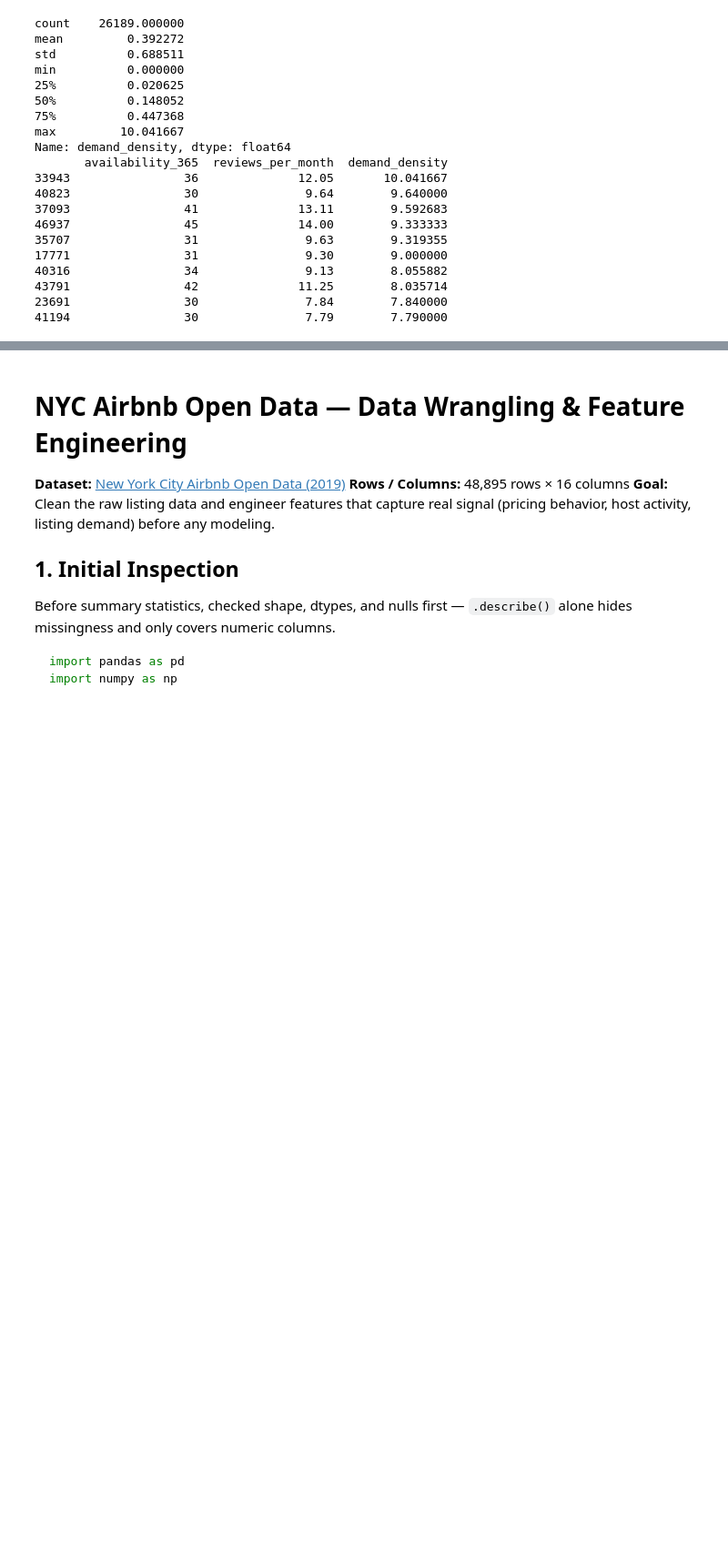
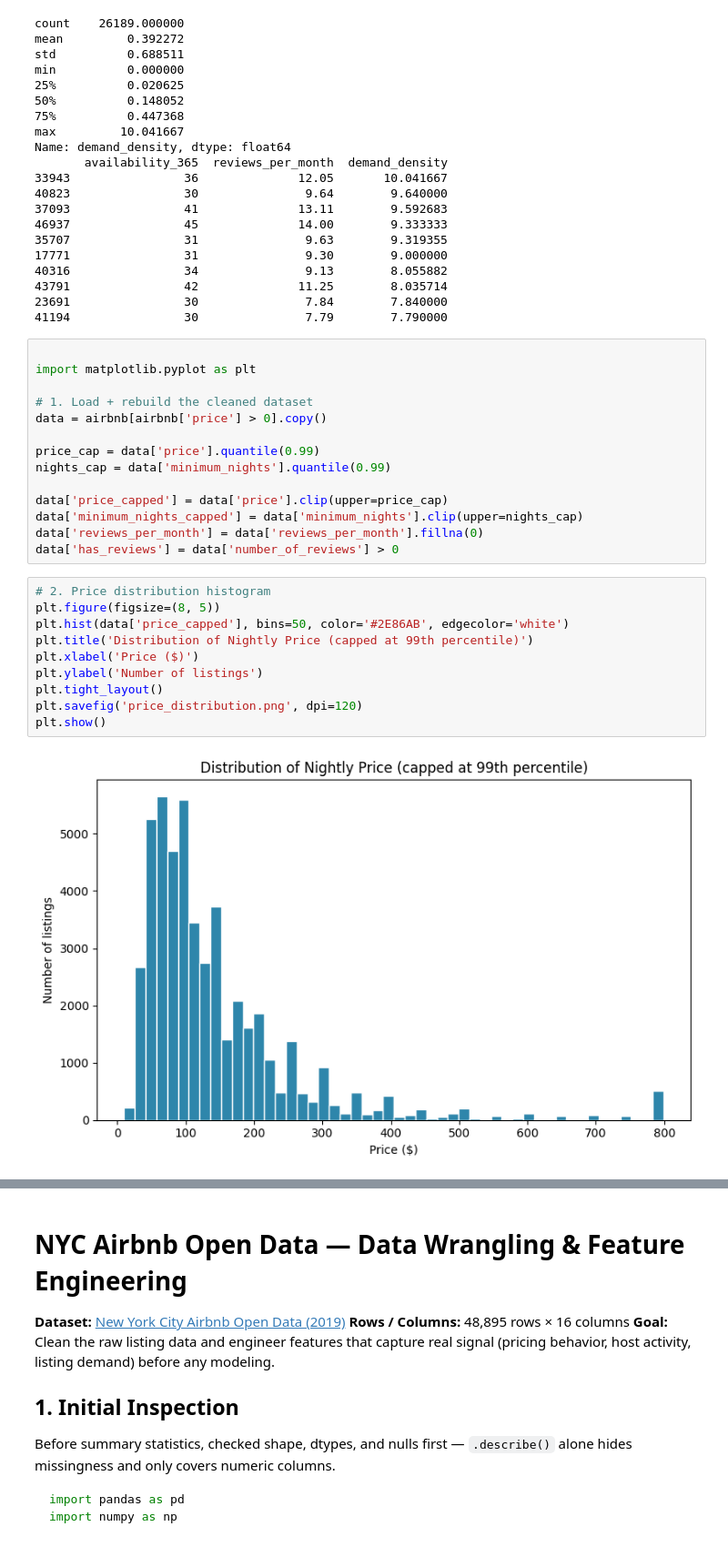
Before and after one commit to allanhue/Data-Science, a Jupyter notebook: airbnb-nyc-listings.ipynb, the cells around one changed output, grey strips where cells are left out. Shown at 91% size. Cells and saved outputs as stored; diff of their text form; blank space fills up the shorter version.

Commit message:
Kaggle Notebook | Airbnb NYC listings | Version 11

```diff
--- a/airbnb-nyc-listings.ipynb
+++ b/airbnb-nyc-listings.ipynb
@@ -171,3 +171,29 @@ Name: demand_density, dtype: float64
 43791                42              11.25        8.035714
 23691                30               7.84        7.840000
 41194                30               7.79        7.790000
+# %%
+
+import matplotlib.pyplot as plt
+
+# 1. Load + rebuild the cleaned dataset
+data = airbnb[airbnb['price'] > 0].copy()
+
+price_cap = data['price'].quantile(0.99)
+nights_cap = data['minimum_nights'].quantile(0.99)
+
+data['price_capped'] = data['price'].clip(upper=price_cap)
+data['minimum_nights_capped'] = data['minimum_nights'].clip(upper=nights_cap)
+data['reviews_per_month'] = data['reviews_per_month'].fillna(0)
+data['has_reviews'] = data['number_of_reviews'] > 0
+# %%
+# 2. Price distribution histogram
+plt.figure(figsize=(8, 5))
+plt.hist(data['price_capped'], bins=50, color='#2E86AB', edgecolor='white')
+plt.title('Distribution of Nightly Price (capped at 99th percentile)')
+plt.xlabel('Price ($)')
+plt.ylabel('Number of listings')
+plt.tight_layout()
+plt.savefig('price_distribution.png', dpi=120)
+plt.show()
+# %% [output]
+[figure, added]
```
Also changed, not shown: parts of 2 cells of this notebook.
